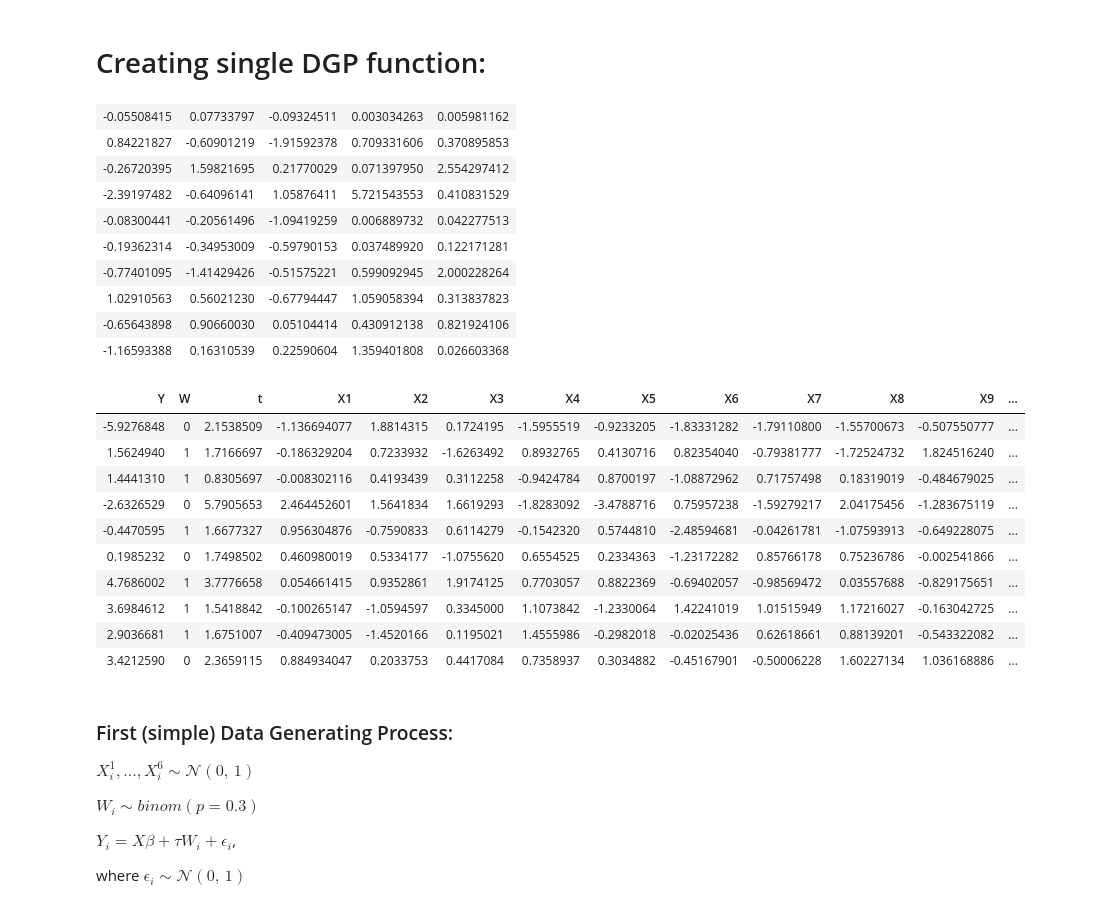
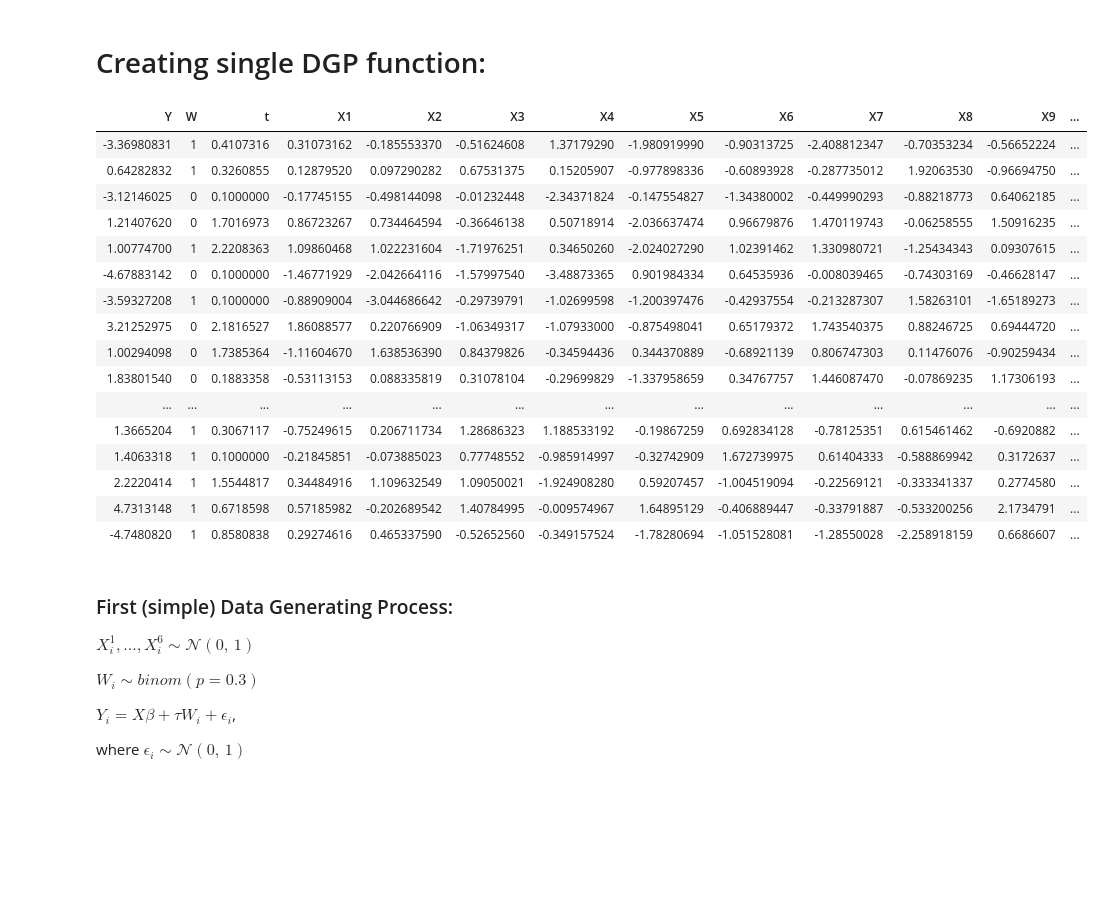
Before and after one commit to tihaup/Project-CompStats, a Jupyter notebook: First Simulations.ipynb, the cells around one changed output. Cells and saved outputs as stored; diff of their text form; code cells hidden in the pictures; blank space fills up the shorter version.

```diff
--- a/First Simulations.ipynb
+++ b/First Simulations.ipynb
@@ -87,41 +111,27 @@ dgp_ <- function(p,N,treatment,correlation) {
 
     return(df)
 }
-# %%
-X <- matrix(rnorm(n=50,0,1), 10, 5)
-X[,5-1] <- X[,1]^2
-X[,5] <- X[,2]^2
-
-X
-# %% [output]
-| -0.05508415 | 0.07733797 | -0.09324511 | 0.003034263 | 0.005981162 |
-| 0.84221827 | -0.60901219 | -1.91592378 | 0.709331606 | 0.370895853 |
-| -0.26720395 | 1.59821695 | 0.21770029 | 0.071397950 | 2.554297412 |
-| -2.39197482 | -0.64096141 | 1.05876411 | 5.721543553 | 0.410831529 |
-| -0.08300441 | -0.20561496 | -1.09419259 | 0.006889732 | 0.042277513 |
-| -0.19362314 | -0.34953009 | -0.59790153 | 0.037489920 | 0.122171281 |
-| -0.77401095 | -1.41429426 | -0.51575221 | 0.599092945 | 2.000228264 |
-| 1.02910563 | 0.56021230 | -0.67794447 | 1.059058394 | 0.313837823 |
-| -0.65643898 | 0.90660030 | 0.05104414 | 0.430912138 | 0.821924106 |
-| -1.16593388 | 0.16310539 | 0.22590604 | 1.359401808 | 0.026603368 |
 # %%
-test1 <- dgp_(10,100,"treat4")
-X1 <- test1$X1
-
-test1$X1_2 <- X1^2
-head(test1,10)
+test1 <- dgp_(10,1000,"treat3","nocorr")
+test1
 # %% [output]
 | Y | W | t | X1 | X2 | X3 | X4 | X5 | X6 | X7 | X8 | X9 | ... |
-| -5.9276848 | 0 | 2.1538509 | -1.136694077 | 1.8814315 | 0.1724195 | -1.5955519 | -0.9233205 | -1.83331282 | -1.79110800 | -1.55700673 | -0.507550777 | ... |
-| 1.5624940 | 1 | 1.7166697 | -0.186329204 | 0.7233932 | -1.6263492 | 0.8932765 | 0.4130716 | 0.82354040 | -0.79381777 | -1.72524732 | 1.824516240 | ... |
-| 1.4441310 | 1 | 0.8305697 | -0.008302116 | 0.4193439 | 0.3112258 | -0.9424784 | 0.8700197 | -1.08872962 | 0.71757498 | 0.18319019 | -0.484679025 | ... |
-| -2.6326529 | 0 | 5.7905653 | 2.464452601 | 1.5641834 | 1.6619293 | -1.8283092 | -3.4788716 | 0.75957238 | -1.59279217 | 2.04175456 | -1.283675119 | ... |
-| -0.4470595 | 1 | 1.6677327 | 0.956304876 | -0.7590833 | 0.6114279 | -0.1542320 | 0.5744810 | -2.48594681 | -0.04261781 | -1.07593913 | -0.649228075 | ... |
-| 0.1985232 | 0 | 1.7498502 | 0.460980019 | 0.5334177 | -1.0755620 | 0.6554525 | 0.2334363 | -1.23172282 | 0.85766178 | 0.75236786 | -0.002541866 | ... |
-| 4.7686002 | 1 | 3.7776658 | 0.054661415 | 0.9352861 | 1.9174125 | 0.7703057 | 0.8822369 | -0.69402057 | -0.98569472 | 0.03557688 | -0.829175651 | ... |
-| 3.6984612 | 1 | 1.5418842 | -0.100265147 | -1.0594597 | 0.3345000 | 1.1073842 | -1.2330064 | 1.42241019 | 1.01515949 | 1.17216027 | -0.163042725 | ... |
-| 2.9036681 | 1 | 1.6751007 | -0.409473005 | -1.4520166 | 0.1195021 | 1.4555986 | -0.2982018 | -0.02025436 | 0.62618661 | 0.88139201 | -0.543322082 | ... |
-| 3.4212590 | 0 | 2.3659115 | 0.884934047 | 0.2033753 | 0.4417084 | 0.7358937 | 0.3034882 | -0.45167901 | -0.50006228 | 1.60227134 | 1.036168886 | ... |
+| -3.36980831 | 1 | 0.4107316 | 0.31073162 | -0.185553370 | -0.51624608 | 1.37179290 | -1.980919990 | -0.90313725 | -2.408812347 | -0.70353234 | -0.56652224 | ... |
+| 0.64282832 | 1 | 0.3260855 | 0.12879520 | 0.097290282 | 0.67531375 | 0.15205907 | -0.977898336 | -0.60893928 | -0.287735012 | 1.92063530 | -0.96694750 | ... |
+| -3.12146025 | 0 | 0.1000000 | -0.17745155 | -0.498144098 | -0.01232448 | -2.34371824 | -0.147554827 | -1.34380002 | -0.449990293 | -0.88218773 | 0.64062185 | ... |
+| 1.21407620 | 0 | 1.7016973 | 0.86723267 | 0.734464594 | -0.36646138 | 0.50718914 | -2.036637474 | 0.96679876 | 1.470119743 | -0.06258555 | 1.50916235 | ... |
+| 1.00774700 | 1 | 2.2208363 | 1.09860468 | 1.022231604 | -1.71976251 | 0.34650260 | -2.024027290 | 1.02391462 | 1.330980721 | -1.25434343 | 0.09307615 | ... |
+| -4.67883142 | 0 | 0.1000000 | -1.46771929 | -2.042664116 | -1.57997540 | -3.48873365 | 0.901984334 | 0.64535936 | -0.008039465 | -0.74303169 | -0.46628147 | ... |
+| -3.59327208 | 1 | 0.1000000 | -0.88909004 | -3.044686642 | -0.29739791 | -1.02699598 | -1.200397476 | -0.42937554 | -0.213287307 | 1.58263101 | -1.65189273 | ... |
+| 3.21252975 | 0 | 2.1816527 | 1.86088577 | 0.220766909 | -1.06349317 | -1.07933000 | -0.875498041 | 0.65179372 | 1.743540375 | 0.88246725 | 0.69444720 | ... |
+| 1.00294098 | 0 | 1.7385364 | -1.11604670 | 1.638536390 | 0.84379826 | -0.34594436 | 0.344370889 | -0.68921139 | 0.806747303 | 0.11476076 | -0.90259434 | ... |
+| 1.83801540 | 0 | 0.1883358 | -0.53113153 | 0.088335819 | 0.31078104 | -0.29699829 | -1.337958659 | 0.34767757 | 1.446087470 | -0.07869235 | 1.17306193 | ... |
+| ... | ... | ... | ... | ... | ... | ... | ... | ... | ... | ... | ... | ... |
+| 1.3665204 | 1 | 0.3067117 | -0.75249615 | 0.206711734 | 1.28686323 | 1.188533192 | -0.19867259 | 0.692834128 | -0.78125351 | 0.615461462 | -0.6920882 | ... |
+| 1.4063318 | 1 | 0.1000000 | -0.21845851 | -0.073885023 | 0.77748552 | -0.985914997 | -0.32742909 | 1.672739975 | 0.61404333 | -0.588869942 | 0.3172637 | ... |
+| 2.2220414 | 1 | 1.5544817 | 0.34484916 | 1.109632549 | 1.09050021 | -1.924908280 | 0.59207457 | -1.004519094 | -0.22569121 | -0.333341337 | 0.2774580 | ... |
+| 4.7313148 | 1 | 0.6718598 | 0.57185982 | -0.202689542 | 1.40784995 | -0.009574967 | 1.64895129 | -0.406889447 | -0.33791887 | -0.533200256 | 2.1734791 | ... |
+| -4.7480820 | 1 | 0.8580838 | 0.29274616 | 0.465337590 | -0.52652560 | -0.349157524 | -1.78280694 | -1.051528081 | -1.28550028 | -2.258918159 | 0.6686607 | ... |
 # %% [markdown]
 ### First (simple) Data Generating Process:
 
```
Also changed, not shown: parts of 4 cells of this notebook, 2 other files.
